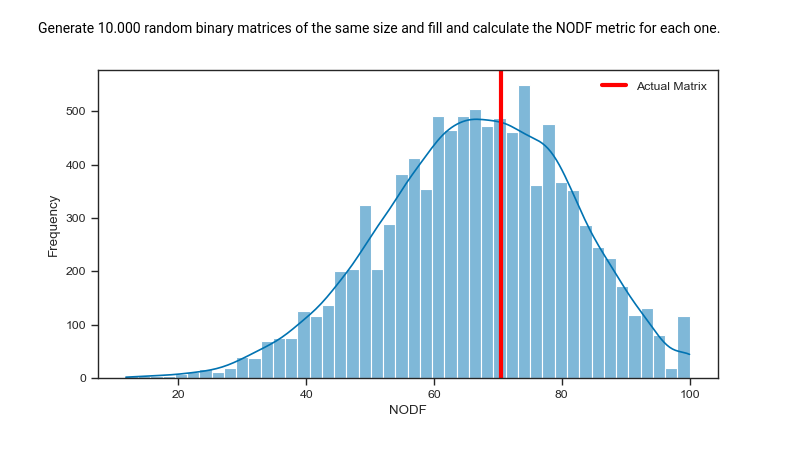
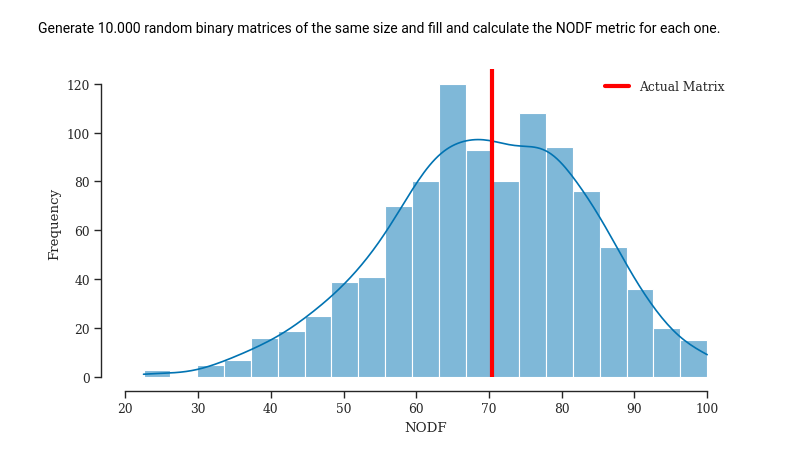
Before and after one commit to alexeykosh/2025-nestedness-project, a Jupyter notebook: nestendess-examples.ipynb, the cells around one changed output. Cells and saved outputs as stored; diff of their text form; code cells hidden in the pictures.

```diff
--- a/nestendess-examples.ipynb
+++ b/nestendess-examples.ipynb
@@ -6,8 +6,11 @@ import itertools as it
 
 np.random.seed(0)
 
-sns.set(context='paper', style='ticks',
-        font_scale=1, palette='colorblind')
+sns.set(context='paper',
+        style='ticks',
+        font_scale=1,
+        palette='colorblind',
+        font='serif',)
 # %% [markdown]
 ## 1. Plotting the data
 # %% [markdown]
@@ -181,23 +179,25 @@ print(NODF(fully_nested_matrix(matrix)))
 # %% [markdown]
 Generate 10.000 random binary matrices of the same size and fill and calculate the NODF metric for each one.
 # %%
-random_m = [NODF(np.random.binomial(1, (matrix.sum() / matrix.size), matrix.shape))[0] for _ in range(10000)]
+random_m = [NODF(sort_matrix(np.random.binomial(1, (matrix.sum() / matrix.size), matrix.shape), 100))[0] for _ in range(1000)]
 # %%
 plt.figure(figsize=(8, 4))
 sns.histplot(random_m,
              kde=True,
              )
 plt.axvline(NODF(matrix)[0],
             color='red',
             linewidth=3,
             label='Actual Matrix')
 
 plt.legend(frameon=False)
 plt.xlabel('NODF')
 plt.ylabel('Frequency')
+sns.despine(trim=True,
+            offset=10)
 plt.show()
 # %% [output]
-[figure, old version]
+[figure, new version]
 # %%
 print(f'P-value: {((np.sum(np.array(random_m) >= NODF(matrix)[0]) + 1) / (len(random_m) + 1)).round(3)}')
 # %% [output]
```
Also changed, not shown: parts of 6 cells of this notebook, 1 other file.
